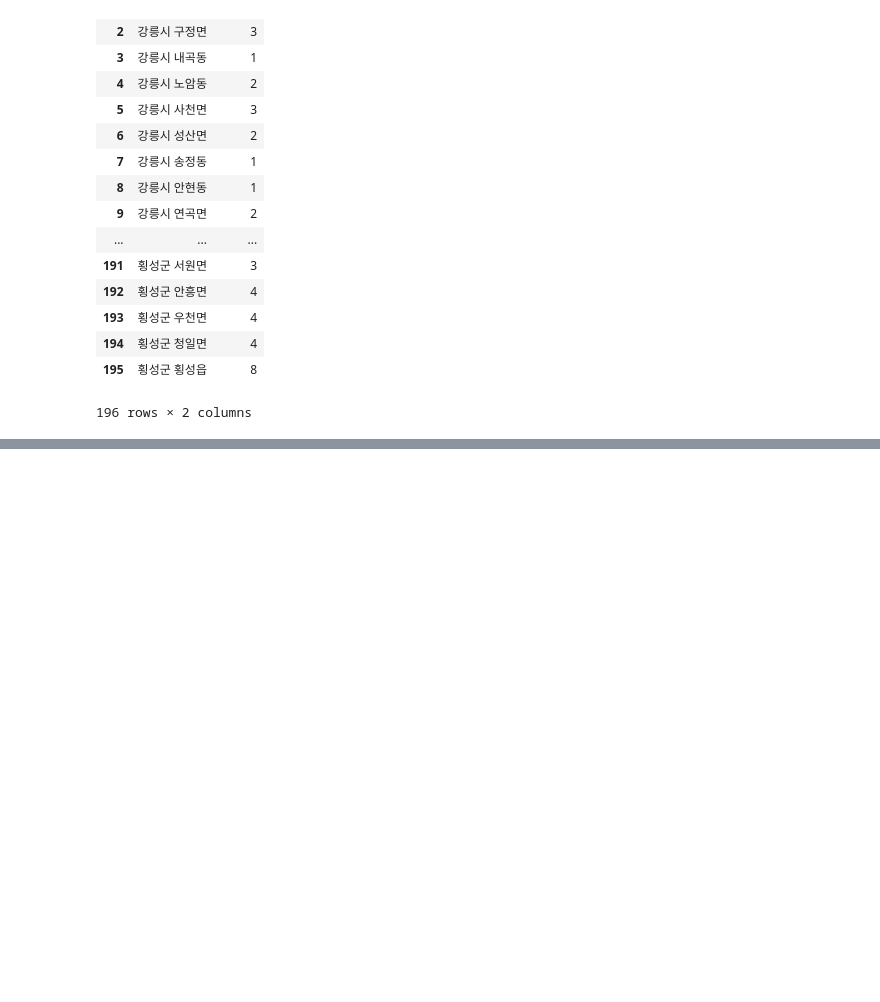
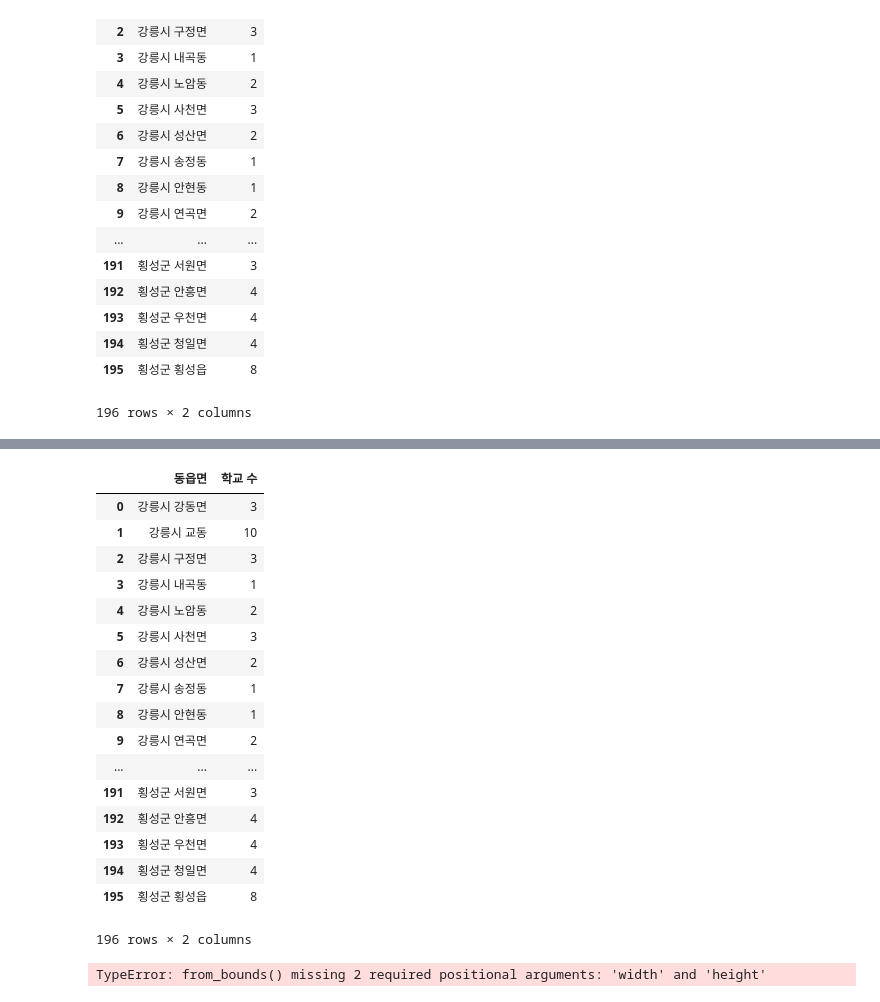
Before and after one commit to khk376/miniProject_pandas, a Jupyter notebook: edu.ipynb, the cells around one changed output, grey strips where cells are left out. Drawn from its saved outputs; the diff is of its cells as text; code cells hidden in the pictures; blank space fills up the shorter version.

```diff
--- a/edu.ipynb
+++ b/edu.ipynb
@@ -158,0 +201,21 @@ df
+# %%
+df
+# %% [output]
+|  | 동읍면 | 학교 수 |
+| 0 | 강릉시 강동면 | 3 |
+| 1 | 강릉시 교동 | 10 |
+| 2 | 강릉시 구정면 | 3 |
+| 3 | 강릉시 내곡동 | 1 |
+| 4 | 강릉시 노암동 | 2 |
+| 5 | 강릉시 사천면 | 3 |
+| 6 | 강릉시 성산면 | 2 |
+| 7 | 강릉시 송정동 | 1 |
+| 8 | 강릉시 안현동 | 1 |
+| 9 | 강릉시 연곡면 | 2 |
+| ... | ... | ... |
+| 191 | 횡성군 서원면 | 3 |
+| 192 | 횡성군 안흥면 | 4 |
+| 193 | 횡성군 우천면 | 4 |
+| 194 | 횡성군 청일면 | 4 |
+| 195 | 횡성군 횡성읍 | 8 |
+196 rows × 2 columns
@@ -158,0 +238,4 @@ df
+# %%
+df.boxplot(column="학교 수", by="동읍면", figsize=())
+# %% [output]
+TypeError: from_bounds() missing 2 required positional arguments: 'width' and 'height'
```
Also changed, not shown: parts of 5 cells of this notebook.
